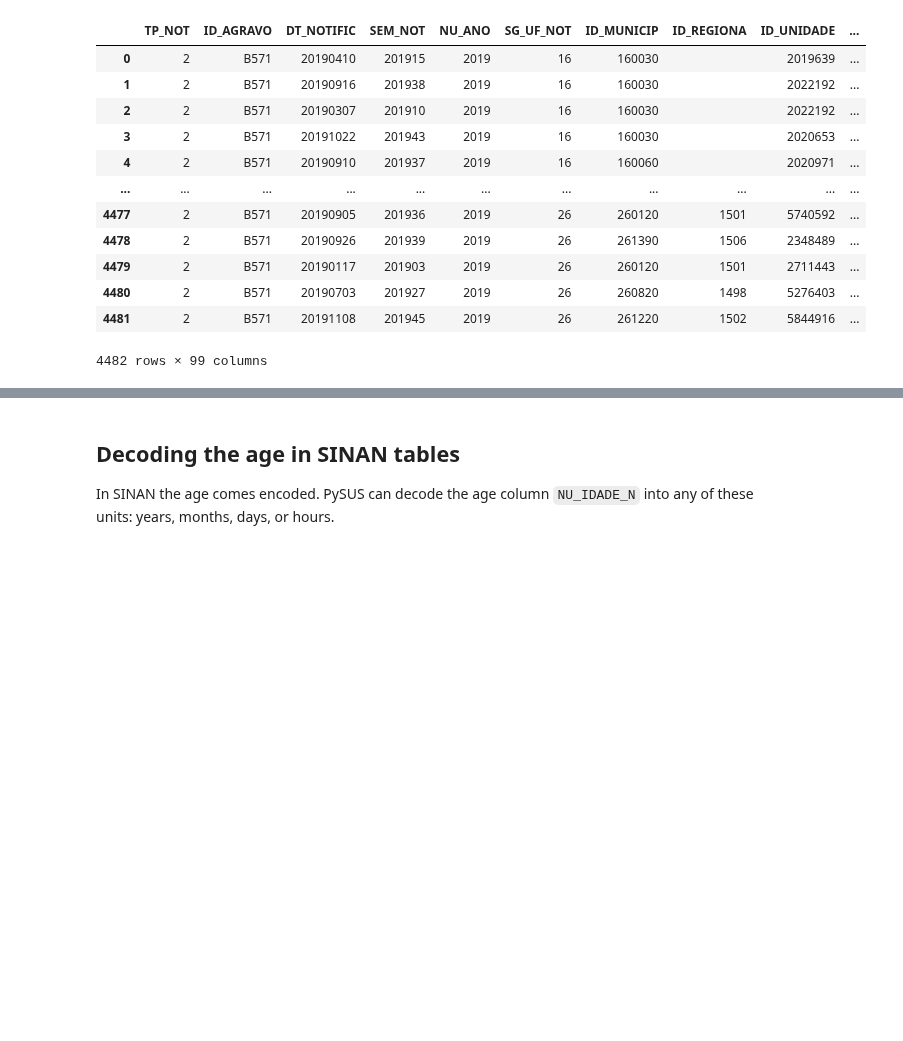
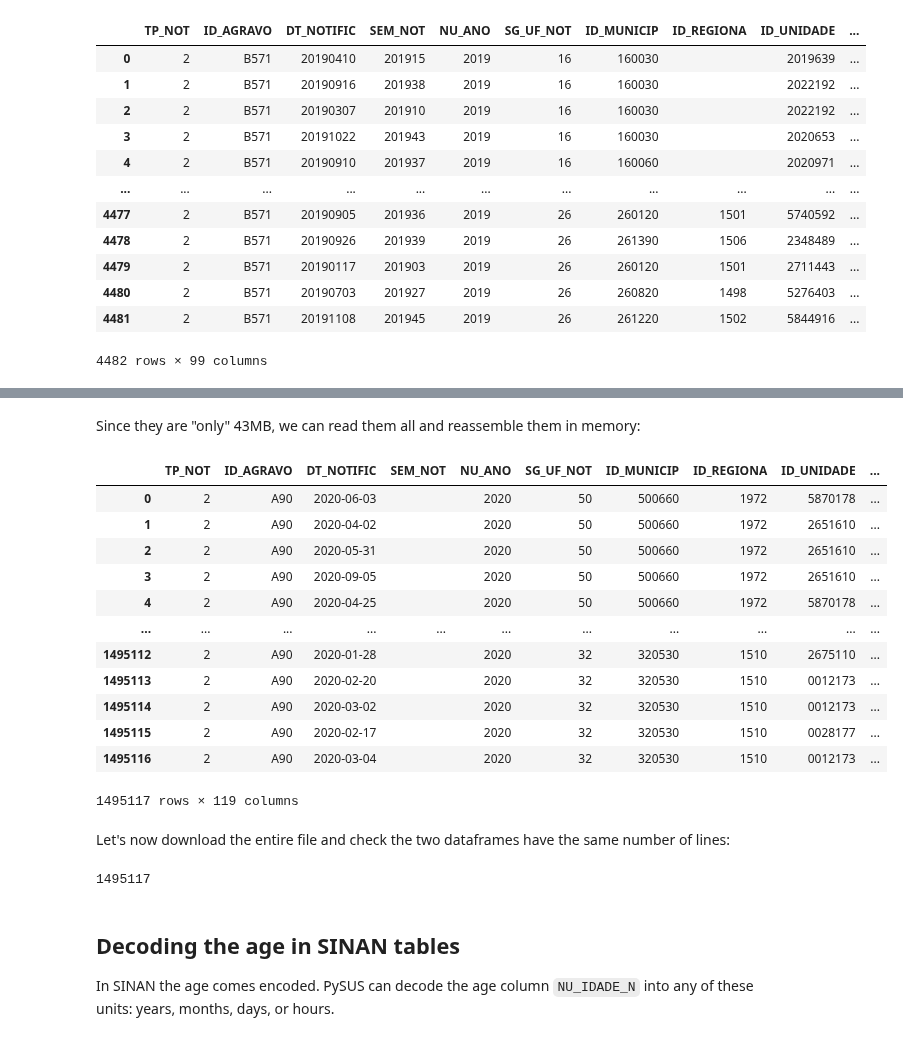
Before and after one commit to AlertaDengue/PySUS, a Jupyter notebook: docs/source/SINAN.ipynb, the cells around one changed output, grey strips where cells are left out. Saved outputs shown, nothing was run; the diff lists cells and outputs as text; code cells hidden in the pictures; blank space fills up the shorter version.

Commit message:
Added an example showing the concatenation works for SINAN files.

```diff
--- a/docs/source/SINAN.ipynb
+++ b/docs/source/SINAN.ipynb
@@ -103,3 +169,33 @@ df
+# %% [markdown]
+Since they are "only" 43MB, we can read them all and reassemble them in memory:
+# %%
+for i, f in enumerate(glob(f"{fn}/*.parquet")):
+    if i == 0:
+        df2 = pd.read_parquet(f)
+    else:
+        df2 = pd.concat([df2, pd.read_parquet(f)], ignore_index=True)
+df2
+# %% [output]
+|  | TP_NOT | ID_AGRAVO | DT_NOTIFIC | SEM_NOT | NU_ANO | SG_UF_NOT | ID_MUNICIP | ID_REGIONA | ID_UNIDADE | ... |
+| 0 | 2 | A90 | 2020-06-03 |  | 2020 | 50 | 500660 | 1972 | 5870178 | ... |
+| 1 | 2 | A90 | 2020-04-02 |  | 2020 | 50 | 500660 | 1972 | 2651610 | ... |
+| 2 | 2 | A90 | 2020-05-31 |  | 2020 | 50 | 500660 | 1972 | 2651610 | ... |
+| 3 | 2 | A90 | 2020-09-05 |  | 2020 | 50 | 500660 | 1972 | 2651610 | ... |
+| 4 | 2 | A90 | 2020-04-25 |  | 2020 | 50 | 500660 | 1972 | 5870178 | ... |
+| ... | ... | ... | ... | ... | ... | ... | ... | ... | ... | ... |
+| 1495112 | 2 | A90 | 2020-01-28 |  | 2020 | 32 | 320530 | 1510 | 2675110 | ... |
+| 1495113 | 2 | A90 | 2020-02-20 |  | 2020 | 32 | 320530 | 1510 | 0012173 | ... |
+| 1495114 | 2 | A90 | 2020-03-02 |  | 2020 | 32 | 320530 | 1510 | 0012173 | ... |
+| 1495115 | 2 | A90 | 2020-02-17 |  | 2020 | 32 | 320530 | 1510 | 0028177 | ... |
+| 1495116 | 2 | A90 | 2020-03-04 |  | 2020 | 32 | 320530 | 1510 | 0012173 | ... |
+1495117 rows × 119 columns
+# %% [markdown]
+Let's now download the entire file and check the two dataframes have the same number of lines:
+# %%
+df3 = SINAN.download(2020, "dengue")
+len(df3)
+# %% [output]
+1495117
 # %% [markdown]
 ## Decoding the age in SINAN tables
 In SINAN the age comes encoded. PySUS can decode the age column `NU_IDADE_N` into any of these units: years, months, days, or hours.
```
Also changed, not shown: parts of 9 cells of this notebook.
